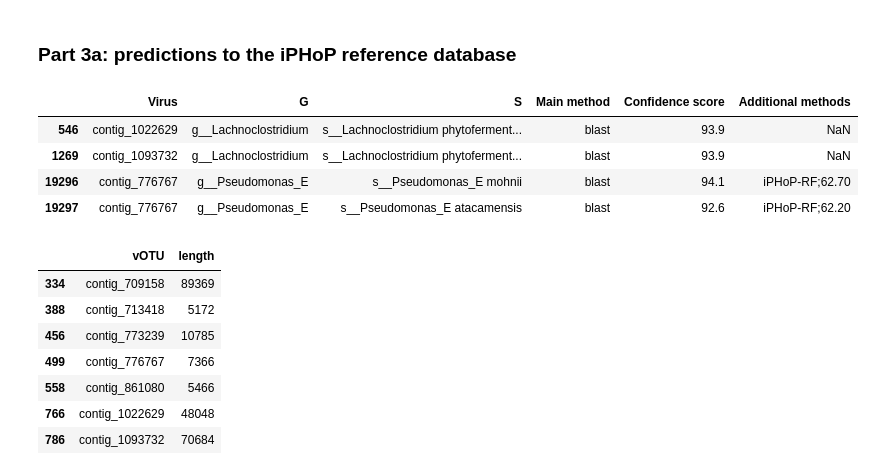
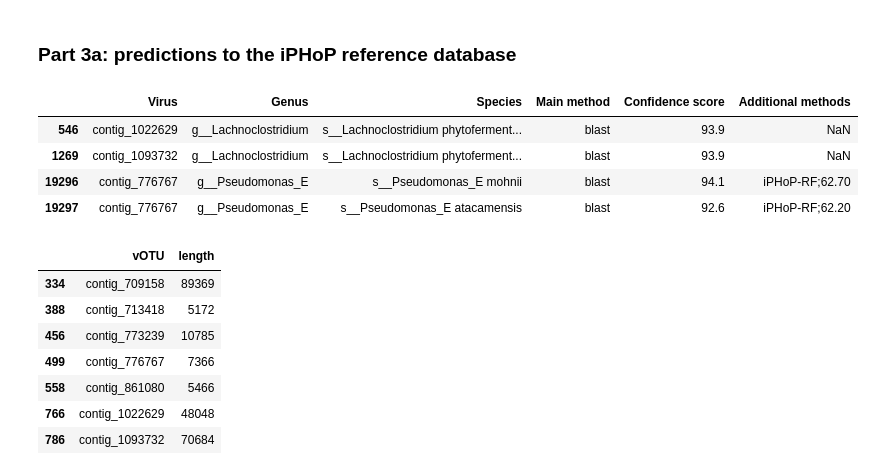
Before and after one commit to jamesriddellv/2026-Viromics-Practicals, a Jupyter notebook: day3_Bioreactor_viruses_deep_dive_host_prediction.ipynb, the cells around one changed output. Cells and saved outputs as stored; diff of their text form; code cells hidden in the pictures.

```diff
--- a/day3_Bioreactor_viruses_deep_dive_host_prediction.ipynb
+++ b/day3_Bioreactor_viruses_deep_dive_host_prediction.ipynb
@@ -214,23 +220,23 @@ We'll put these additional predictions in a second-tier category. Even if they a
 # %%
 # We will first search through the original iPHoP dataframe for these highly
 # abundant vOTUs and determine which hosts they were predicted to infect
 
 abundant_no_assignment_list = [
     'contig_861080',
     'contig_776767',
     'contig_773239',
     'contig_713418',
     'contig_709158',
     'contig_1093732',
     'contig_1022629'
 ]
 
 # Clean up iphop taxonomy so it's easier to see:
 iphop_df[['Kingdom', 'Phylum', 'Class', 'Order', 'Family', 'Genus', 'Species']] = iphop_df['Host taxonomy'].str.split(';', expand=True)
 
-iphop_df.loc[iphop_df['Virus'].isin(abundant_no_assignment_list)][['Virus', 'G', 'S', 'Main method', 'Confidence score', 'Additional methods']]
+iphop_df.loc[iphop_df['Virus'].isin(abundant_no_assignment_list)][['Virus', 'Genus', 'Species', 'Main method', 'Confidence score', 'Additional methods']]
 # %% [output]
-|  | Virus | G | S | Main method | Confidence score | Additional methods |
+|  | Virus | Genus | Species | Main method | Confidence score | Additional methods |
 | 546 | contig_1022629 | g__Lachnoclostridium | s__Lachnoclostridium phytoferment... | blast | 93.9 | NaN |
 | 1269 | contig_1093732 | g__Lachnoclostridium | s__Lachnoclostridium phytoferment... | blast | 93.9 | NaN |
 | 19296 | contig_776767 | g__Pseudomonas_E | s__Pseudomonas_E mohnii | blast | 94.1 | iPHoP-RF;62.70 |
```
Also changed, not shown: parts of 11 cells of this notebook.
